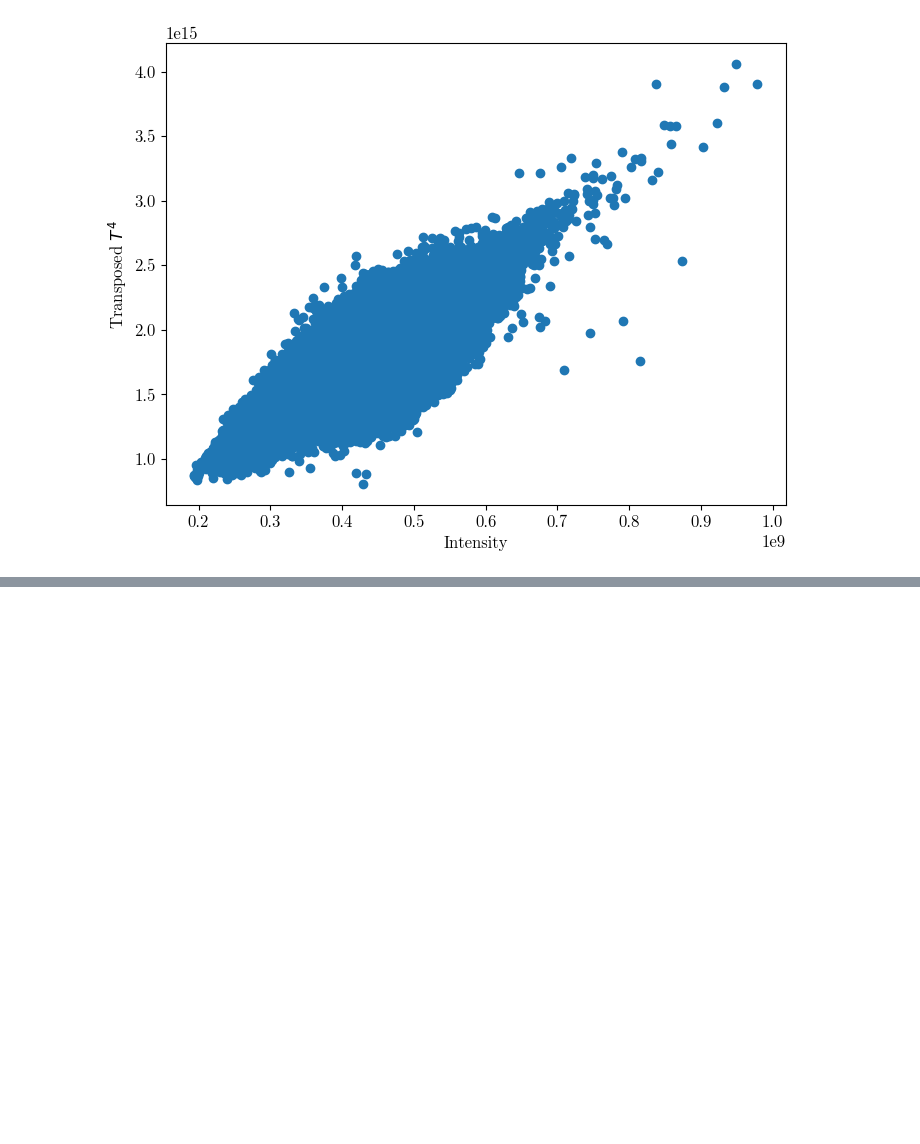
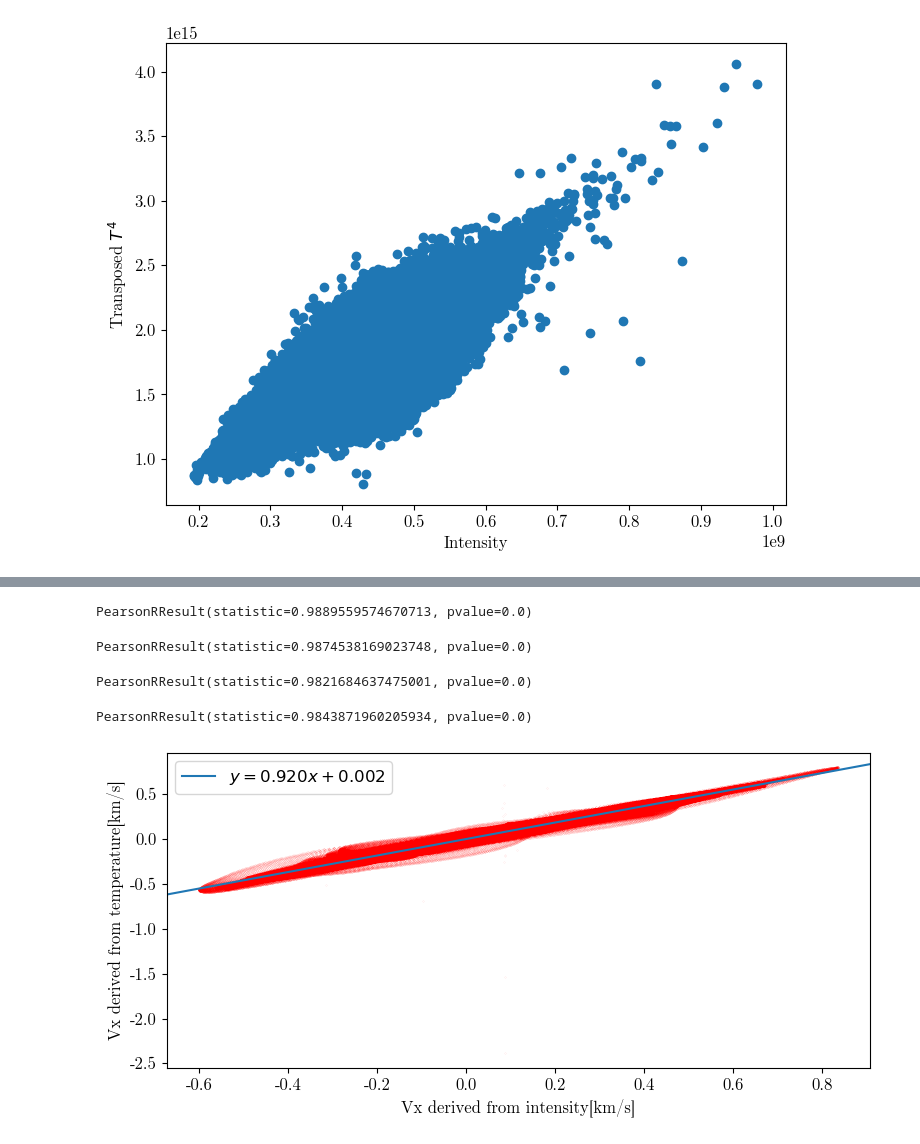
Before and after one commit to TheodoreKostic/Tracking_features, a Jupyter notebook: FirstPaper/Paper.ipynb, the cells around one changed output, grey strips where cells are left out. Drawn from its saved outputs; the diff is of its cells as text; code cells hidden in the pictures; blank space fills up the shorter version.

```diff
--- a/FirstPaper/Paper.ipynb
+++ b/FirstPaper/Paper.ipynb
@@ -114,0 +118,3 @@ plt.savefig("TempInte.png", dpi = 300)
+# %%
+Vx_T = fits.open("pyFLCT_fwhm_1200_dt_30_T_tracked.fits")[0].data
+Vy_T = fits.open("pyFLCT_fwhm_1200_dt_30_T_tracked.fits")[1].data
@@ -114,0 +124,5 @@ plt.savefig("TempInte.png", dpi = 300)
+# %%
+# Define function for temporal averaging
+def temporal_avg(data_in, start, end):
+    tmp_avg = np.mean(data_in[start:end], axis = 0)
+    return tmp_avg
@@ -114,0 +137,6 @@ plt.savefig("TempInte.png", dpi = 300)
+# %%
+Vx_FLCT_1200 = temporal_avg(Vx_1200, 0, 90)
+Vy_FLCT_1200 = temporal_avg(Vy_1200, 0, 90)
+# %%
+Vx_FLCT_T = temporal_avg(Vx_T, 0, 90)
+Vy_FLCT_T = temporal_avg(Vy_T, 0, 90)
@@ -114,0 +157,20 @@ plt.savefig("TempInte.png", dpi = 300)
+# %%
+r_x_T = pearsonr(Vx_FLCT_1200.flatten(), Vx_FLCT_T.flatten())
+print(r_x_T)
+# %% [output]
+PearsonRResult(statistic=0.9889559574670713, pvalue=0.0)
+# %%
+r_y_T = pearsonr(Vy_FLCT_1200.flatten(), Vy_FLCT_T.flatten())
+print(r_y_T)
+# %% [output]
+PearsonRResult(statistic=0.9874538169023748, pvalue=0.0)
+# %%
+r_x_T4 = pearsonr(Vx_FLCT_1200.flatten(), Vx_FLCT_T4.flatten())
+print(r_x_T4)
+# %% [output]
+PearsonRResult(statistic=0.9821684637475001, pvalue=0.0)
+# %%
+r_y_T4 = pearsonr(Vy_FLCT_1200.flatten(), Vy_FLCT_T4.flatten())
+print(r_y_T4)
+# %% [output]
+PearsonRResult(statistic=0.9843871960205934, pvalue=0.0)
@@ -114,0 +179,15 @@ plt.savefig("TempInte.png", dpi = 300)
+# %%
+plt.figure(figsize = (8,4))
+#niz = [r_x_T[0], r_x_T4[0]]
+#niz2 = [np.mean(Vx_FLCT_T), np.mean(Vx_FLCT_T4)]
+#plt.suptitle("Promena koeficijenta pravca u zavisnosti od vrednosti FHWM")
+plt.scatter(Vx_FLCT_1200.flatten(), Vx_FLCT_T.flatten(),  s = 0.001, color = "red")
+plt.ylabel("Vx derived from temperature[km/s]")
+plt.xlabel("Vx derived from intensity[km/s]")
+m1, b1, *_ = linregress(Vx_FLCT_1200.flatten(), Vx_FLCT_T.flatten())
+plt.axline(xy1=(0, b1), slope=m1, label=f'$y = {m1:.3f}x {b1:+.3f}$')
+plt.legend()
+plt.tight_layout()
+plt.savefig("Inte_T_T4.png", bbox_inches = 'tight', dpi = 300)
+# %% [output]
+[figure, added]
```
Also changed, not shown: parts of 22 cells of this notebook.
